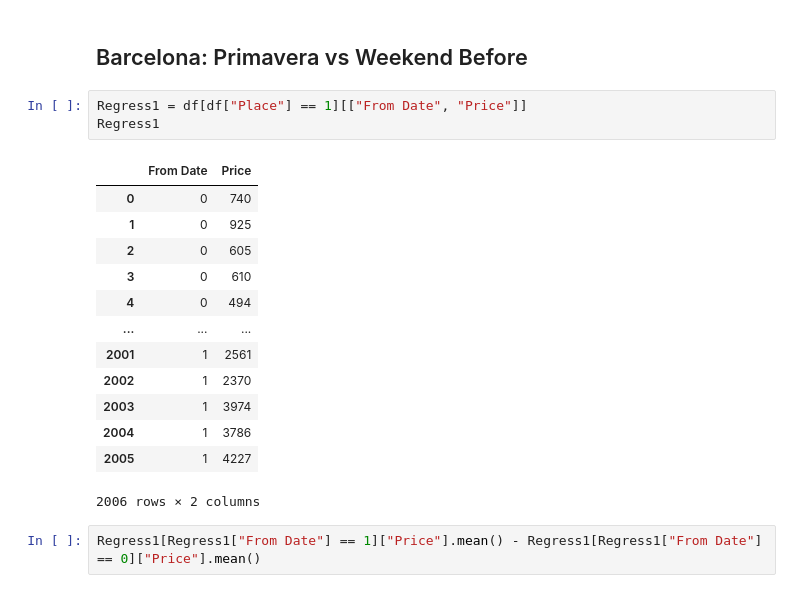
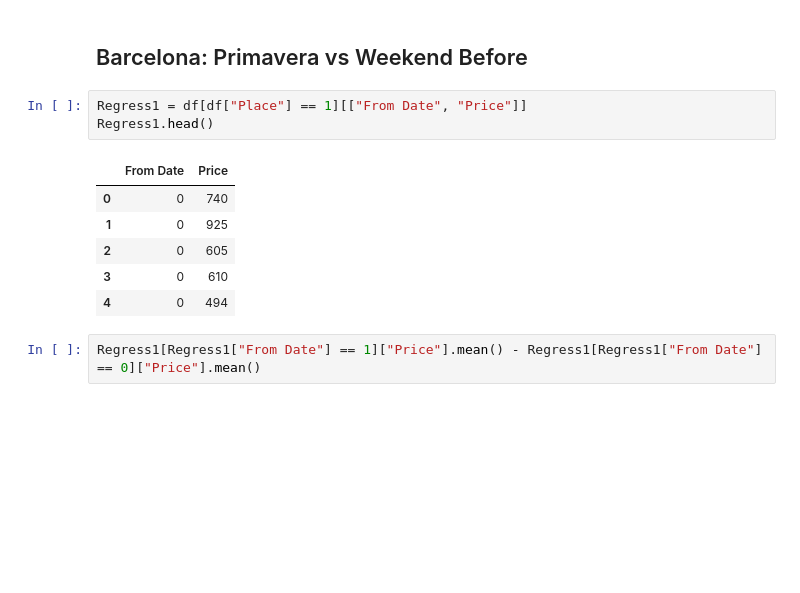
Before and after one commit to ruimaciell/Intro_NLP_PS1, a Jupyter notebook: Regression.ipynb, the cells around one changed output. Saved outputs shown, nothing was run; the diff lists cells and outputs as text; blank space fills up the shorter version.

```diff
--- a/Regression.ipynb
+++ b/Regression.ipynb
@@ -94,21 +94,14 @@ Rating Variance in Barcelona: 0.95
 ## Barcelona: Primavera vs Weekend Before
 # %%
 Regress1 = df[df["Place"] == 1][["From Date", "Price"]]
-Regress1
+Regress1.head()
 # %% [output]
 |  | From Date | Price |
 | 0 | 0 | 740 |
 | 1 | 0 | 925 |
 | 2 | 0 | 605 |
 | 3 | 0 | 610 |
 | 4 | 0 | 494 |
-| ... | ... | ... |
-| 2001 | 1 | 2561 |
-| 2002 | 1 | 2370 |
-| 2003 | 1 | 3974 |
-| 2004 | 1 | 3786 |
-| 2005 | 1 | 4227 |
-2006 rows × 2 columns
 # %%
 Regress1[Regress1["From Date"] == 1]["Price"].mean() - Regress1[Regress1["From Date"] == 0]["Price"].mean()
 # %% [output]
```
Also changed, not shown: parts of 22 cells of this notebook.
